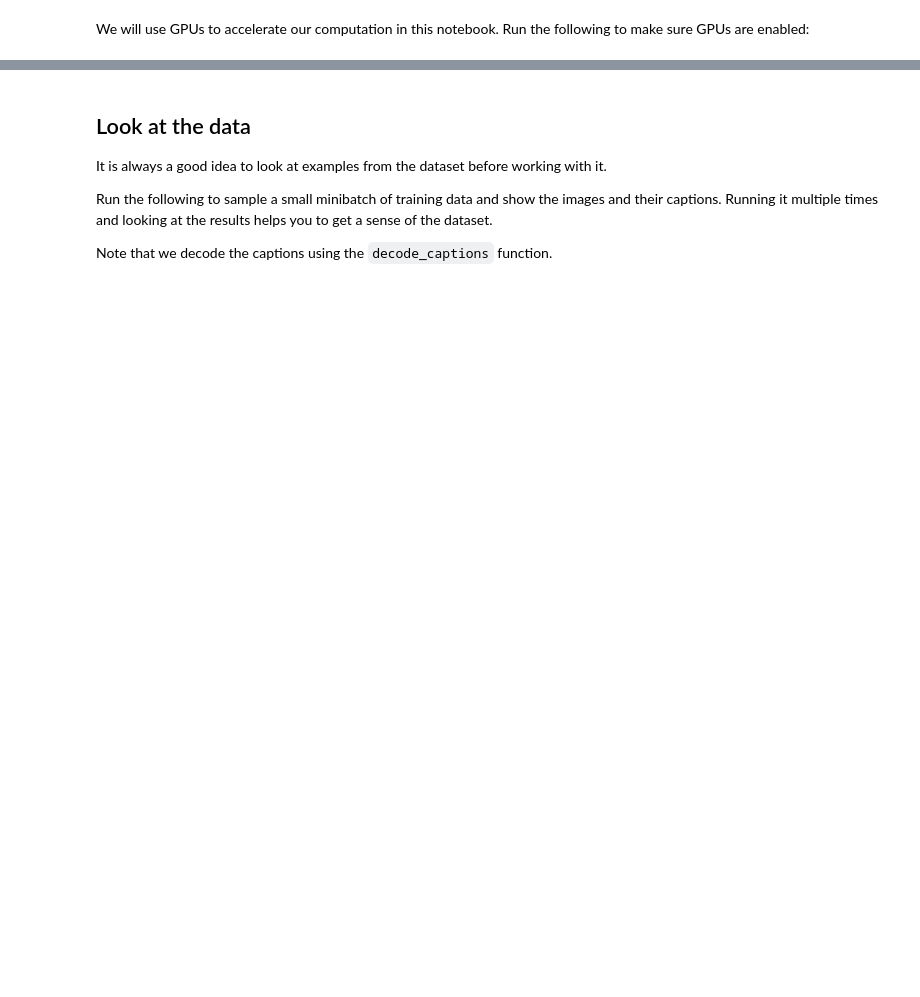
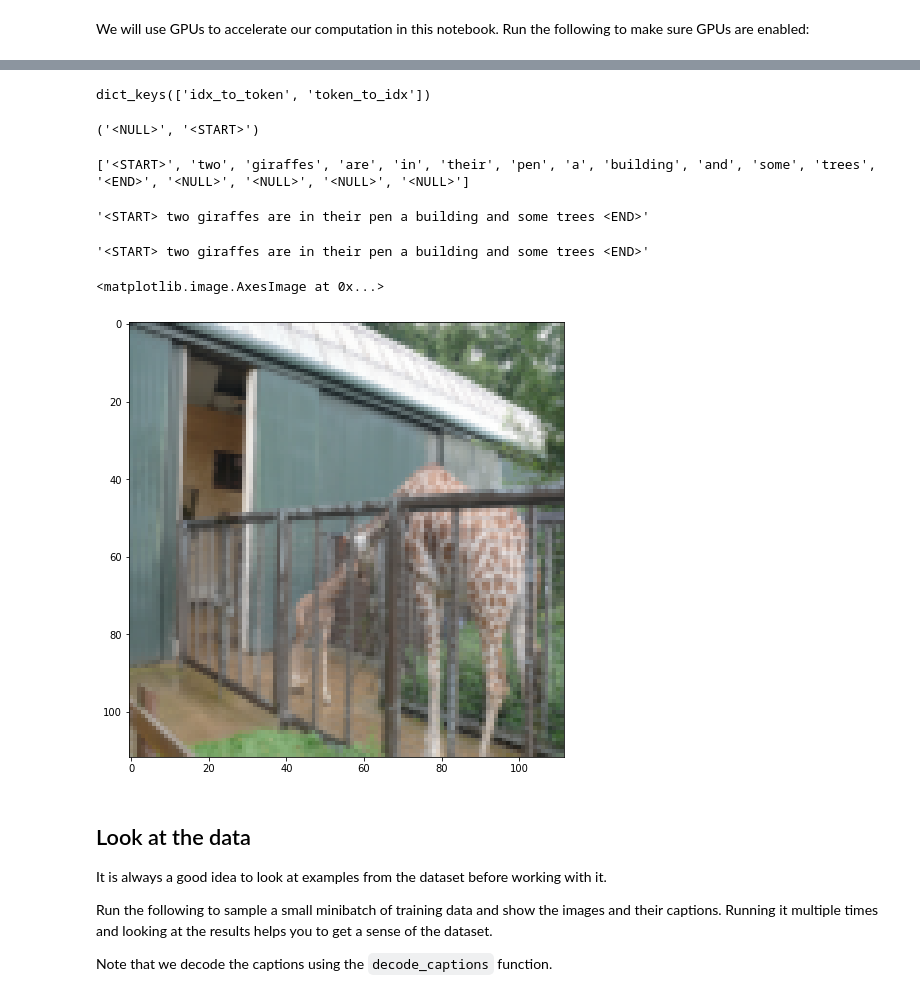
Before and after one commit to ilyarudyak/eecs-498-2020, a Jupyter notebook: A4/rnn_lstm_attention_captioning.ipynb, the cells around one changed output, grey strips where cells are left out. Drawn from its saved outputs; the diff is of its cells as text; code cells hidden in the pictures; blank space fills up the shorter version.

Commit message:
done A4:Q2 image captioning

```diff
--- a/A4/rnn_lstm_attention_captioning.ipynb
+++ b/A4/rnn_lstm_attention_captioning.ipynb
@@ -128,22 +125,12 @@ There are a couple special tokens that we add to the vocabulary. We prepend a sp
 # "val_captions" - tokenized and numericalized validation captions
 # "vocab" - caption vocabulary, including "idx_to_token" and "token_to_idx"
 
-if os.path.isfile('./datasets/coco.pt'):
+COCO_DATASET_PATH = '/content/drive/MyDrive/colab/_datasets/coco.pt'
+
+if os.path.isfile(COCO_DATASET_PATH):
     print('COCO data exist')
 else:
-    print('downloading COCO dataset')
-    !wget http://web.eecs.umich.edu/~justincj/teaching/eecs498/coco.pt -P ./datasets/
-
-# load COCO data from coco.pt, loaf_COCO is implemented in a4_helper.py
-data_dict = load_COCO(path = './datasets/coco.pt')
-
-num_train = data_dict['train_images'].size(0)
-num_val = data_dict['val_images'].size(0)
-
-# declare variables for special tokens
-NULL_index = data_dict['vocab']['token_to_idx']['<NULL>']
-START_index = data_dict['vocab']['token_to_idx']['<START>']
-END_index = data_dict['vocab']['token_to_idx']['<END>']
-UNK_index = data_dict['vocab']['token_to_idx']['<UNK>']
+    print('you should download COCO dataset')
+    # !wget http://web.eecs.umich.edu/~justincj/teaching/eecs498/coco.pt -P ./datasets/
 # %% [output]
 COCO data exist
@@ -162,0 +137,12 @@ mappings (dict) from caption token to index:  {'<NULL>': 0, '<START>': 1, '<END>
+# %%
+# load COCO data from coco.pt, loaf_COCO is implemented in a4_helper.py
+data_dict = load_COCO(path=COCO_DATASET_PATH)
+
+num_train = data_dict['train_images'].size(0)
+num_val = data_dict['val_images'].size(0)
+
+# declare variables for special tokens
+NULL_index = data_dict['vocab']['token_to_idx']['<NULL>']
+START_index = data_dict['vocab']['token_to_idx']['<START>']
+END_index = data_dict['vocab']['token_to_idx']['<END>']
+UNK_index = data_dict['vocab']['token_to_idx']['<UNK>']
@@ -163,3 +191,28 @@ mappings (dict) from caption token to index:  {'<NULL>': 0, '<START>': 1, '<END>
+# %%
+data_dict['vocab'].keys()
+# %% [output]
+dict_keys(['idx_to_token', 'token_to_idx'])
+# %%
+data_dict['vocab']['idx_to_token'][0], data_dict['vocab']['idx_to_token'][1]
+# %% [output]
+('<NULL>', '<START>')
+# %%
+print([data_dict['vocab']['idx_to_token'][idx] for idx in data_dict['train_captions'][0]])
+# %% [output]
+['<START>', 'two', 'giraffes', 'are', 'in', 'their', 'pen', 'a', 'building', 'and', 'some', 'trees', '<END>', '<NULL>', '<NULL>', '<NULL>', '<NULL>']
+# %%
+' '.join([data_dict['vocab']['idx_to_token'][idx] for idx in data_dict['train_captions'][0] if idx != 0])
+# %% [output]
+'<START> two giraffes are in their pen a building and some trees <END>'
+# %%
+decode_captions(data_dict['train_captions'][0], data_dict['vocab']['idx_to_token'])
+# %% [output]
+'<START> two giraffes are in their pen a building and some trees <END>'
+# %%
+plt.imshow(data_dict['train_images'][0].permute(1, 2, 0))
+# %% [output]
+<matplotlib.image.AxesImage at 0x...>
+[figure, added]
 # %% [markdown]
 ## Look at the data
 It is always a good idea to look at examples from the dataset before working with it.
```
Also changed, not shown: parts of 101 cells of this notebook, 2 other files.
